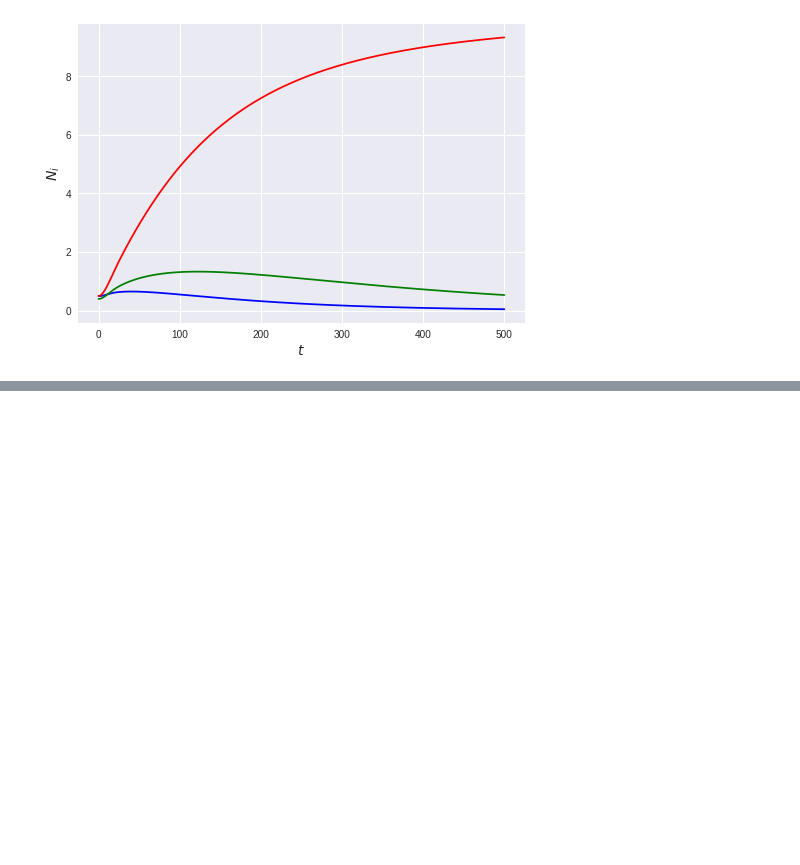
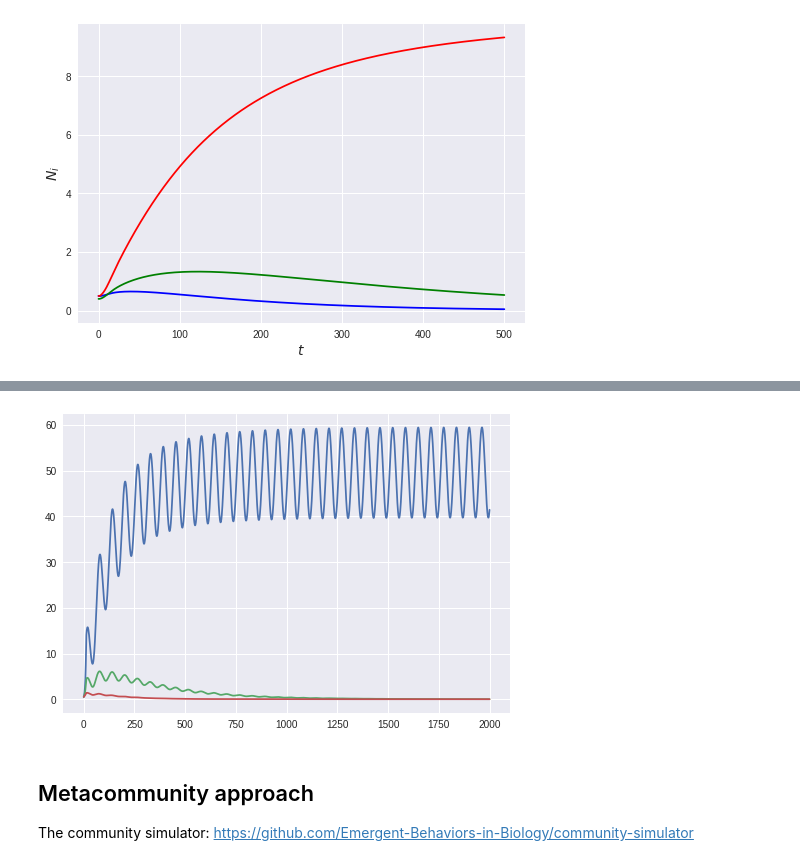
Before and after one commit to denisecammarota/qbio2021, a Jupyter notebook: Chemostat_Model.ipynb, the cells around one changed output, grey strips where cells are left out. Saved outputs shown, nothing was run; the diff lists cells and outputs as text; code cells hidden in the pictures; blank space fills up the shorter version.

```diff
--- a/Chemostat_Model.ipynb
+++ b/Chemostat_Model.ipynb
@@ -287,0 +215,14 @@ TypeError: ignored
+# %%
+def forcing_cos(t):
+  alpha = 1
+  omega = 0.1
+  return alpha*np.cos(omega*t)
+# %%
+def chemostat_model_cos(y,t,b_i,k_i,R_0,D,c_i,m_i):
+  N_i,R = y[:-1],y[-1] #N array, R single number
+  N_i = np.array(N_i)
+  R = np.array(R)
+  mu_i = b_i*R/(k_i+R)
+  dRdt = D*(R_0+forcing_cos(t) - R) - np.sum(c_i*mu_i*N_i)
+  dN_idt = N_i*(mu_i - m_i)
+  return list(dN_idt)+[dRdt]
@@ -287,0 +247,11 @@ TypeError: ignored
+# %%
+t = np.linspace(0,2000,2000)
+result = odeint(chemostat_model_cos, y0, t, args=(b_i,k_i,R_0,D,c_i,m_i))
+# %%
+plt.plot(t,result[:,:-1])
+plt.show()
+# %% [output]
+[figure, added]
+# %% [markdown]
+## Metacommunity approach
+The community simulator: https://github.com/Emergent-Behaviors-in-Biology/community-simulator
```
Also changed, not shown: parts of 11 cells of this notebook.
